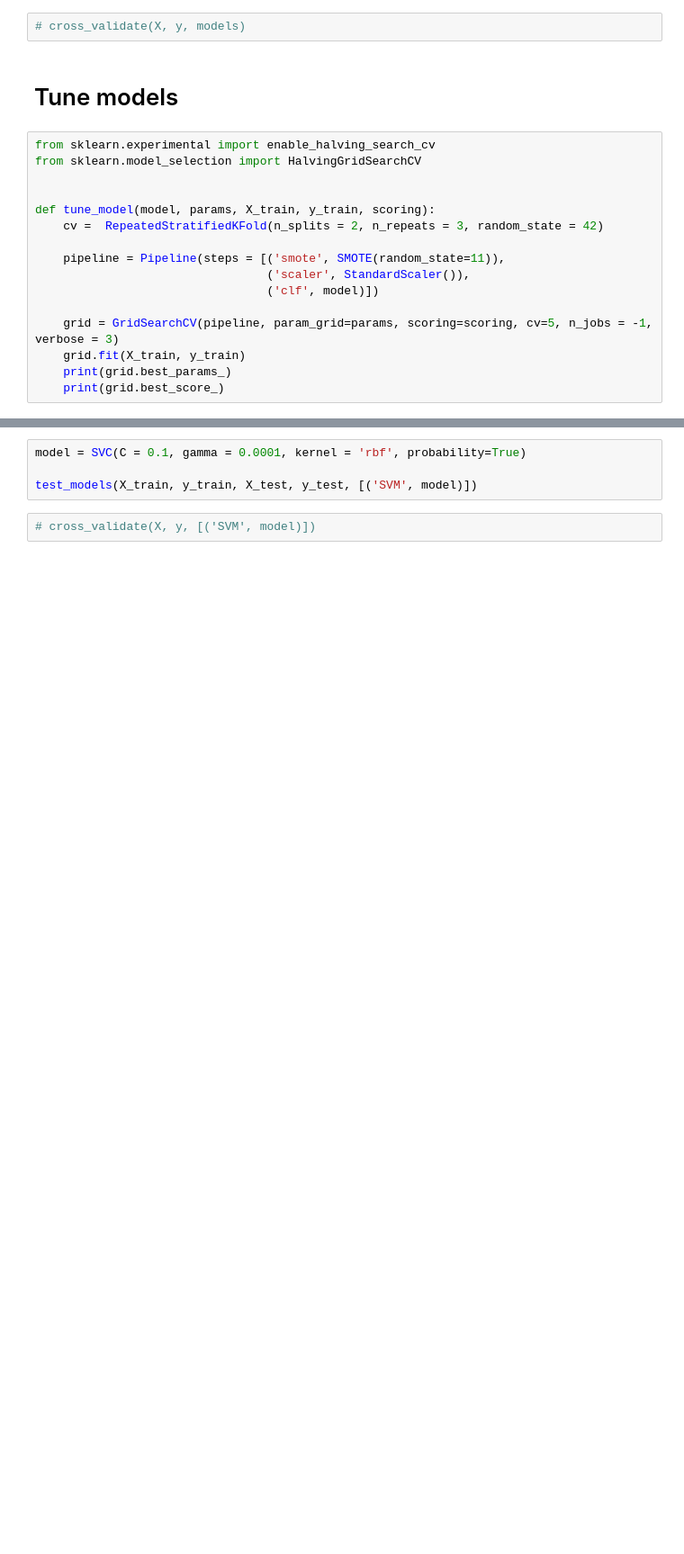
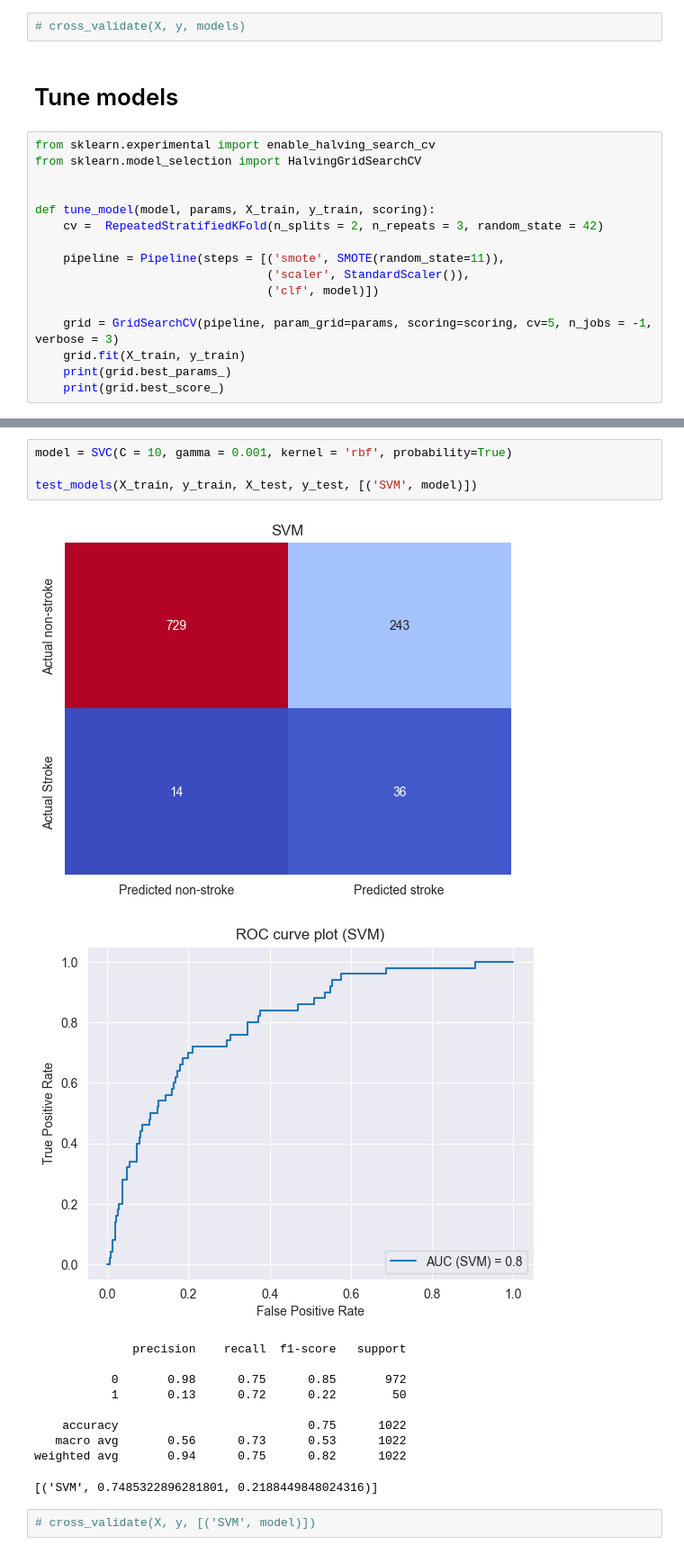
Before and after one commit to Oleh2506/StrokePrediction, a Jupyter notebook: preprocess_data.ipynb, the cells around one changed output, grey strips where cells are left out. Shown at 90% size. Saved outputs shown, nothing was run; the diff lists cells and outputs as text; blank space fills up the shorter version.

```diff
--- a/preprocess_data.ipynb
+++ b/preprocess_data.ipynb
@@ -323,7 +330,19 @@ Fitting 5 folds for each of 100 candidates, totalling 500 fits
 # %%
-model = SVC(C = 0.1, gamma = 0.0001, kernel = 'rbf', probability=True)
+model = SVC(C = 10, gamma = 0.001, kernel = 'rbf', probability=True)
 
 test_models(X_train, y_train, X_test, y_test, [('SVM', model)])
+# %% [output]
+[figure, added]
+[figure, added]
+              precision    recall  f1-score   support
+
+           0       0.98      0.75      0.85       972
+           1       0.13      0.72      0.22        50
+
+    accuracy                           0.75      1022
+   macro avg       0.56      0.73      0.53      1022
+weighted avg       0.94      0.75      0.82      1022
+[('SVM', 0.7485322896281801, 0.2188449848024316)]
 # %%
 # cross_validate(X, y, [('SVM', model)])
 # %%
```
Also changed, not shown: parts of 13 cells of this notebook.
